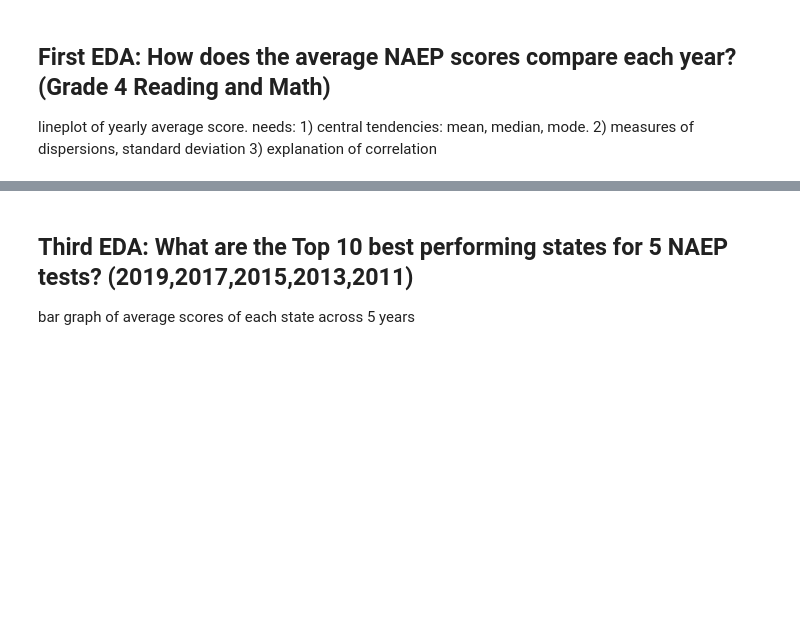
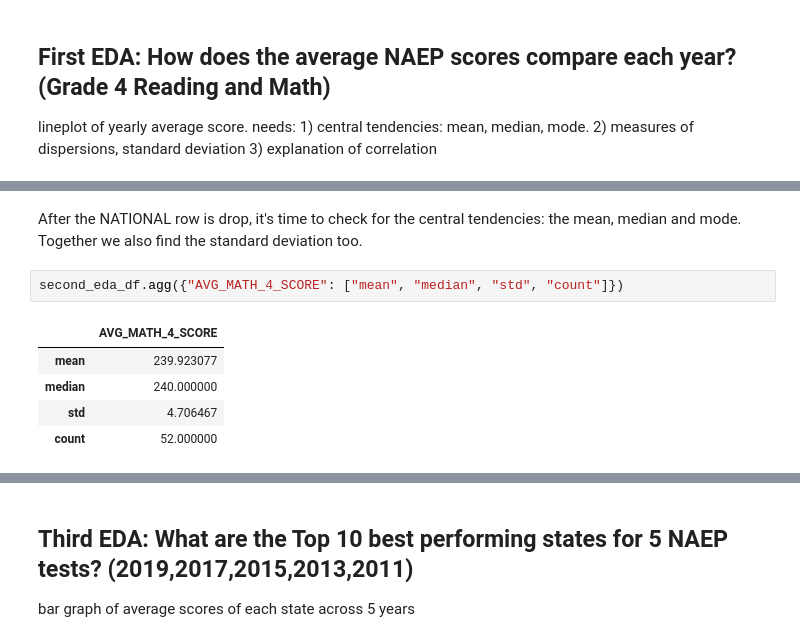
Before and after one commit to trickdevsinschool/CSMODEL_PROJECT_1, a Jupyter notebook: states_csmodel.ipynb, the cells around one changed output, grey strips where cells are left out. Cells and saved outputs as stored; diff of their text form; blank space fills up the shorter version.

```diff
--- a/states_csmodel.ipynb
+++ b/states_csmodel.ipynb
@@ -155,0 +176,10 @@ boxplot of reading vs math scores 2019 only
+# %% [markdown]
+After the NATIONAL row is drop, it's time to check for the central tendencies: the mean, median and mode. Together we also find the standard deviation too.
+# %%
+second_eda_df.agg({"AVG_MATH_4_SCORE": ["mean", "median", "std", "count"]})
+# %% [output]
+|  | AVG_MATH_4_SCORE |
+| mean | 239.923077 |
+| median | 240.000000 |
+| std | 4.706467 |
+| count | 52.000000 |
```
Also changed, not shown: parts of 9 cells of this notebook.
